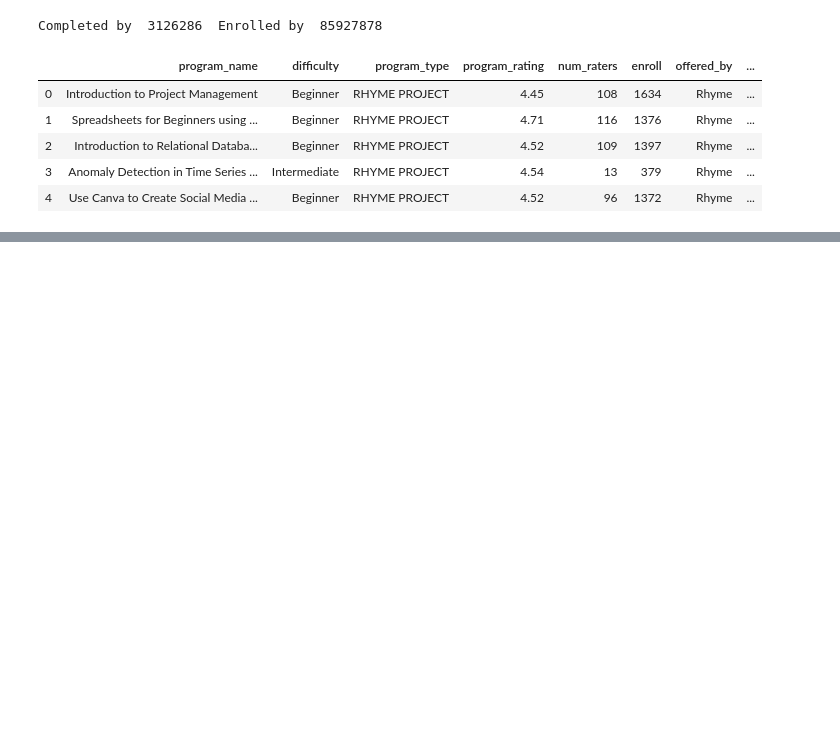
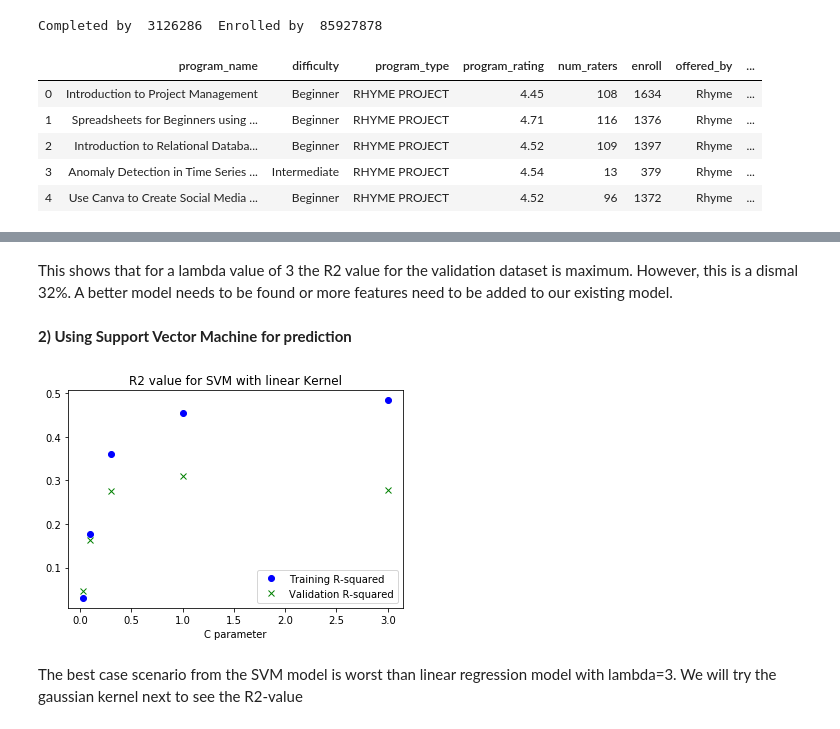
Before and after one commit to srinivasayer4/Coursera-Courses-Analysis, a Jupyter notebook: Coursera.ipynb, the cells around one changed output, grey strips where cells are left out. Cells and saved outputs as stored; diff of their text form; code cells hidden in the pictures; blank space fills up the shorter version.

```diff
--- a/Coursera.ipynb
+++ b/Coursera.ipynb
@@ -313,0 +408,4 @@ catalog.head()
+# %% [markdown]
+This shows that for a lambda value of 3 the R2 value for the validation dataset is maximum. However, this is a dismal 32%. A better model needs to be found or more features need to be added to our existing model.
+# %% [markdown]
+**2) Using Support Vector Machine for prediction**
@@ -313,0 +414,23 @@ catalog.head()
+# %%
+# Using SVR with Linear kernel
+r2_train=[]
+r2_val=[]
+C_list= [0.03,0.1,0.3,1,3]
+for c in C_list:
+    model = SVR(C=c, kernel= 'linear')
+    model.fit(X1_train, y_train)
+
+    r2_train.append(r2_score(y_train,model.predict(X1_train) ))
+    r2_val.append(r2_score(y_val, model.predict(X1_val)))
+# %%
+# PLotting the R2 value
+plt.plot(C_list, r2_train, 'bo', label='Training R-squared')
+plt.plot(C_list, r2_val, 'gx', label='Validation R-squared')
+plt.legend()
+plt.title('R2 value for SVM with linear Kernel')
+plt.xlabel('C parameter')
+plt.show()
+# %% [output]
+[figure, added]
+# %% [markdown]
+The best case scenario from the SVM model is worst than linear regression model with lambda=3. We will try the gaussian kernel next to see the R2-value
```
Also changed, not shown: parts of 23 cells of this notebook.
